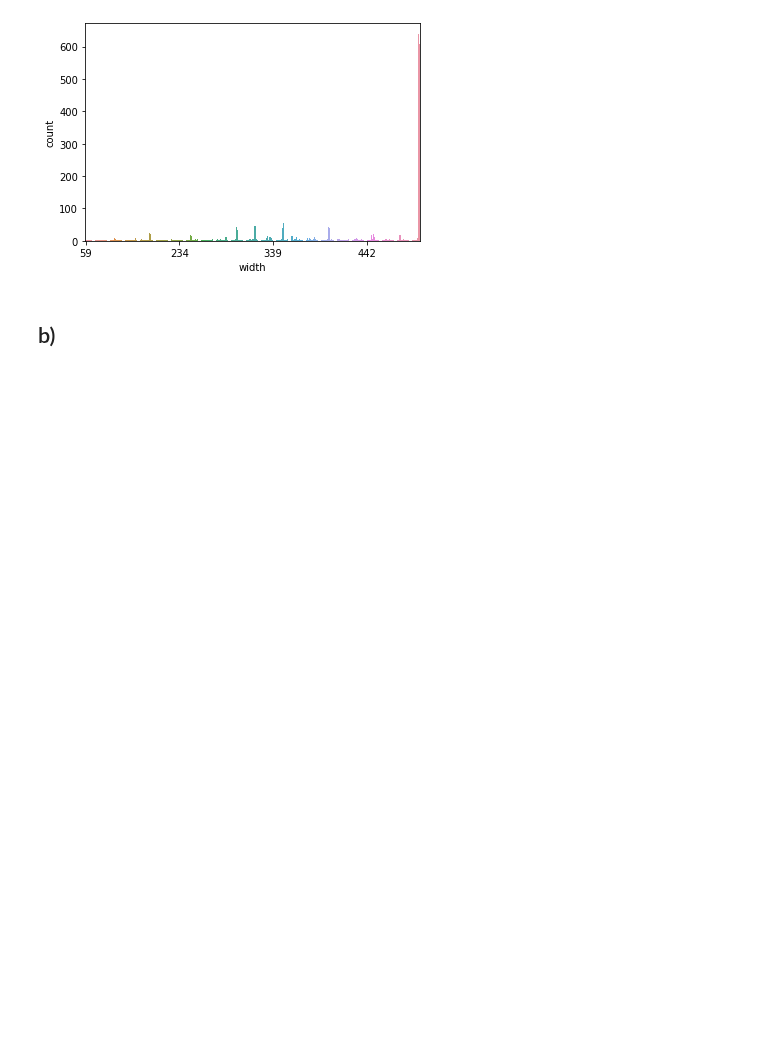
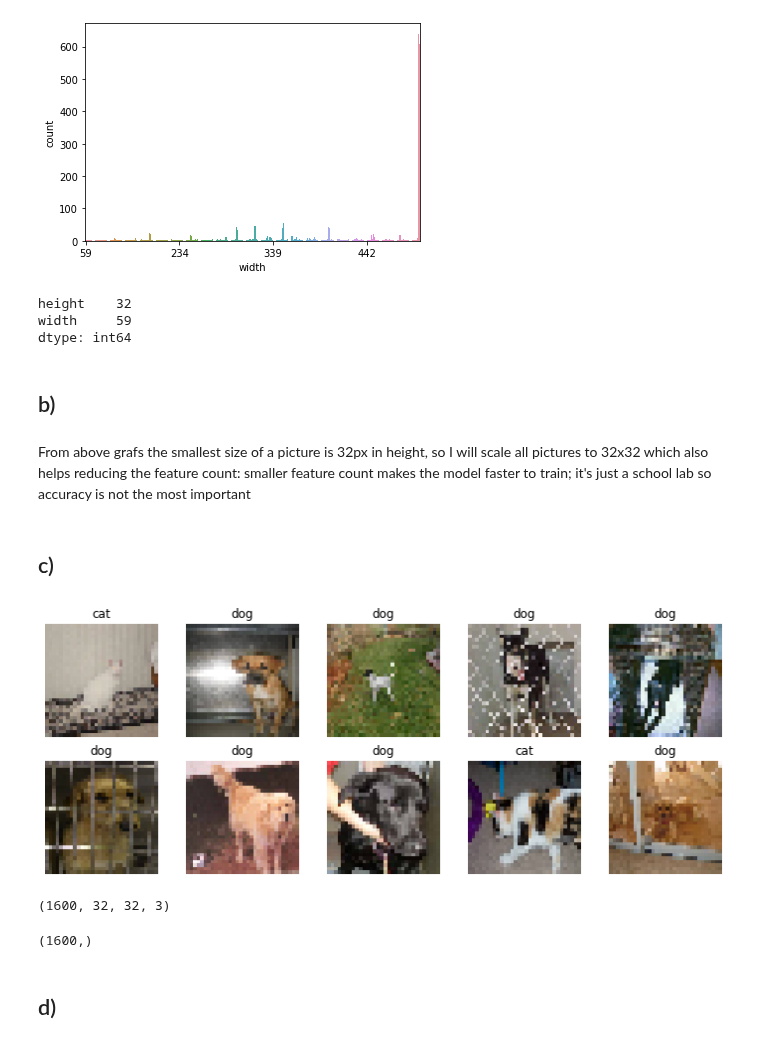
Before and after one commit to felix-tjernberg/ai21-deep-learning, a Jupyter notebook: lab/1_image_processing.ipynb, the cells around one changed output. Drawn from its saved outputs; the diff is of its cells as text; code cells hidden in the pictures; blank space fills up the shorter version.

```diff
--- a/lab/1_image_processing.ipynb
+++ b/lab/1_image_processing.ipynb
@@ -12,19 +15,3 @@ import matplotlib.ticker as ticker
-# %%
-def check_if_cat_windows(file_path):
-    if (file_path.split("/")[-1][6:].split(".")[0] == 'cat'):
-        return 0
-    else:
-        return 1
-
-def check_if_cat_mac(file_path):
-    if (file_path.split("/")[-1].split(".")[0] == 'cat'):
-        return 0
-    else:
-        return 1
-
-def shuffle_list(list_x:list):
-    shuffle(list_x)
-    return list_x
 # %%
 seed(418)
 current_directory = abspath("")
@@ -97,5 +84,39 @@ ax = sns.countplot(data=image_sizes, x='width');
 ax.xaxis.set_major_locator(ticker.MultipleLocator(100))
 # %% [output]
 [figure]
+# %%
+image_sizes.min()
+# %% [output]
+height    32
+width     59
+dtype: int64
 # %% [markdown]
 ## b)
+# %% [markdown]
+From above grafs the smallest size of a picture is 32px in height, so I will scale all pictures to 32x32 which also helps reducing the feature count: smaller feature count makes the model faster to train; it's just a school lab so accuracy is not the most important
+# %% [markdown]
+## c)
+# %%
+resized_train_images = [(resize(image[0],(32,32)), image[1]) for image in train_images]
+resized_val_images = [(resize(image[0],(32,32)), image[1]) for image in val_images]
+resized_test_images = [(resize(image[0],(32,32)), image[1]) for image in test_images]
+# %%
+plot_sample_images(resized_train_images)
+# %% [output]
+[figure, added]
+# %%
+X_train = np.array([image[0] for image in resized_train_images])
+X_val = np.array([image[0] for image in resized_val_images])
+X_test = np.array([image[0] for image in resized_test_images])
+X_train.shape
+# %% [output]
+(1600, 32, 32, 3)
+# %%
+y_train = np.array([image[1] for image in resized_train_images])
+y_val = np.array([image[1] for image in resized_val_images])
+y_test = np.array([image[1] for image in resized_test_images])
+y_train.shape
+# %% [output]
+(1600,)
+# %% [markdown]
+## d)
```
Also changed, not shown: parts of 1 cell of this notebook, 2 other files.
